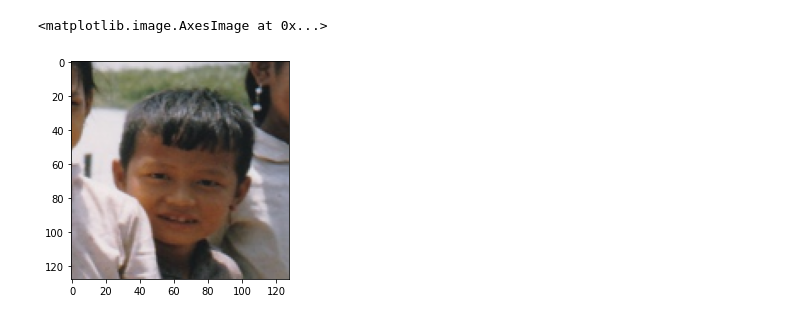
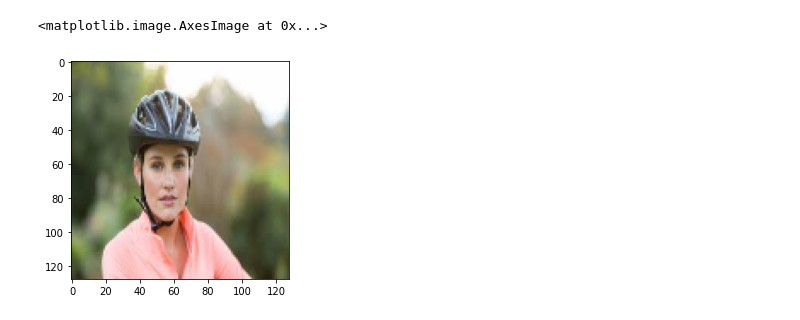
Before and after one commit to joonwonpark/kickboard_helmet_project, a Jupyter notebook: SERVER/train_model/mobilenetv2/test_model.ipynb, the cells around one changed output. Drawn from its saved outputs; the diff is of its cells as text; code cells hidden in the pictures.

```diff
--- a/SERVER/train_model/mobilenetv2/test_model.ipynb
+++ b/SERVER/train_model/mobilenetv2/test_model.ipynb
@@ -17,13 +25,13 @@ import cv2
 import numpy as np
 import matplotlib.pyplot as plt
 # %%
-img = cv2.imread('/root/kickboard_helmet_project/SERVER/train_model/mobilenetv2/test_img/100212.jpg', cv2.IMREAD_COLOR)
+img = cv2.imread('/root/kickboard_helmet_project/SERVER/train_model/mobilenetv2/test_img/images.jpg', cv2.IMREAD_COLOR)
 img = cv2.cvtColor(img, cv2.COLOR_BGR2RGB)
 img = cv2.resize(img, (128,128))
 plt.imshow(img)
 # %% [output]
 <matplotlib.image.AxesImage at 0x...>
-[figure, old version]
+[figure, new version]
 # %%
 pwd
 # %% [output]
```
Also changed, not shown: parts of 15 cells of this notebook, 1 other file.
